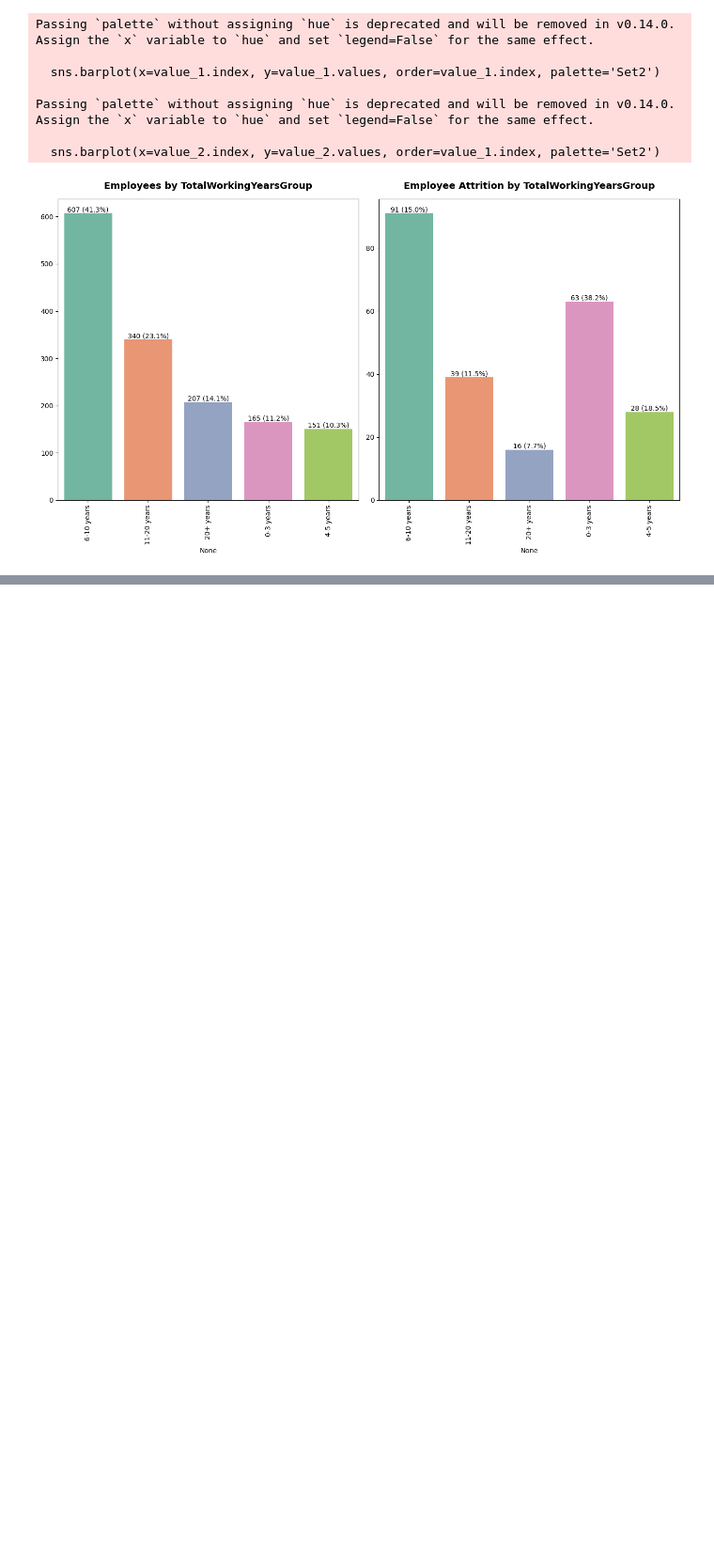
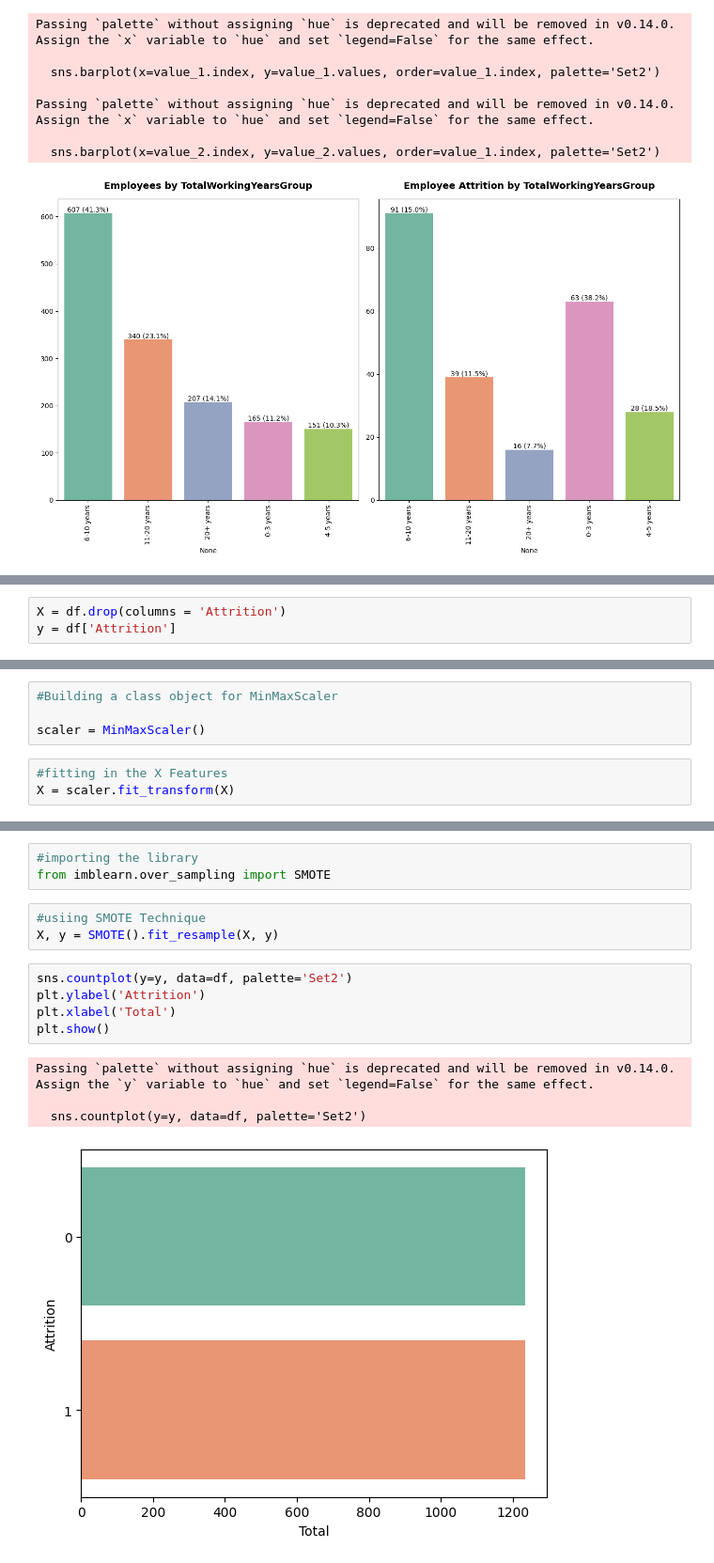
Before and after one commit to DataScience-Project-New-Group-4/Employee-Churn, a Jupyter notebook: Employee_churn.ipynb, the cells around one changed output, grey strips where cells are left out. Shown at 94% size. Drawn from its saved outputs; the diff is of its cells as text; blank space fills up the shorter version.

Commit message:
worked on data preprocessing using label and one hot encoders, outlier removal using max_min Normalization, logistic regression and its classification report and confusion matrix

```diff
--- a/Employee_churn.ipynb
+++ b/Employee_churn.ipynb
@@ -592,0 +657,3 @@ Passing `palette` without assigning `hue` is deprecated and will be removed in v
+# %%
+X = df.drop(columns = 'Attrition')
+y = df['Attrition']
@@ -592,0 +668,7 @@ Passing `palette` without assigning `hue` is deprecated and will be removed in v
+# %%
+#Building a class object for MinMaxScaler
+
+scaler = MinMaxScaler()
+# %%
+#fitting in the X Features
+X = scaler.fit_transform(X)
@@ -592,0 +679,16 @@ Passing `palette` without assigning `hue` is deprecated and will be removed in v
+# %%
+#importing the library
+from imblearn.over_sampling import SMOTE
+# %%
+#usiing SMOTE Technique
+X, y = SMOTE().fit_resample(X, y)
+# %%
+sns.countplot(y=y, data=df, palette='Set2')
+plt.ylabel('Attrition')
+plt.xlabel('Total')
+plt.show()
+# %% [output]
+Passing `palette` without assigning `hue` is deprecated and will be removed in v0.14.0. Assign the `y` variable to `hue` and set `legend=False` for the same effect.
+
+  sns.countplot(y=y, data=df, palette='Set2')
+[figure, added]
```
Also changed, not shown: parts of 66 cells of this notebook.
